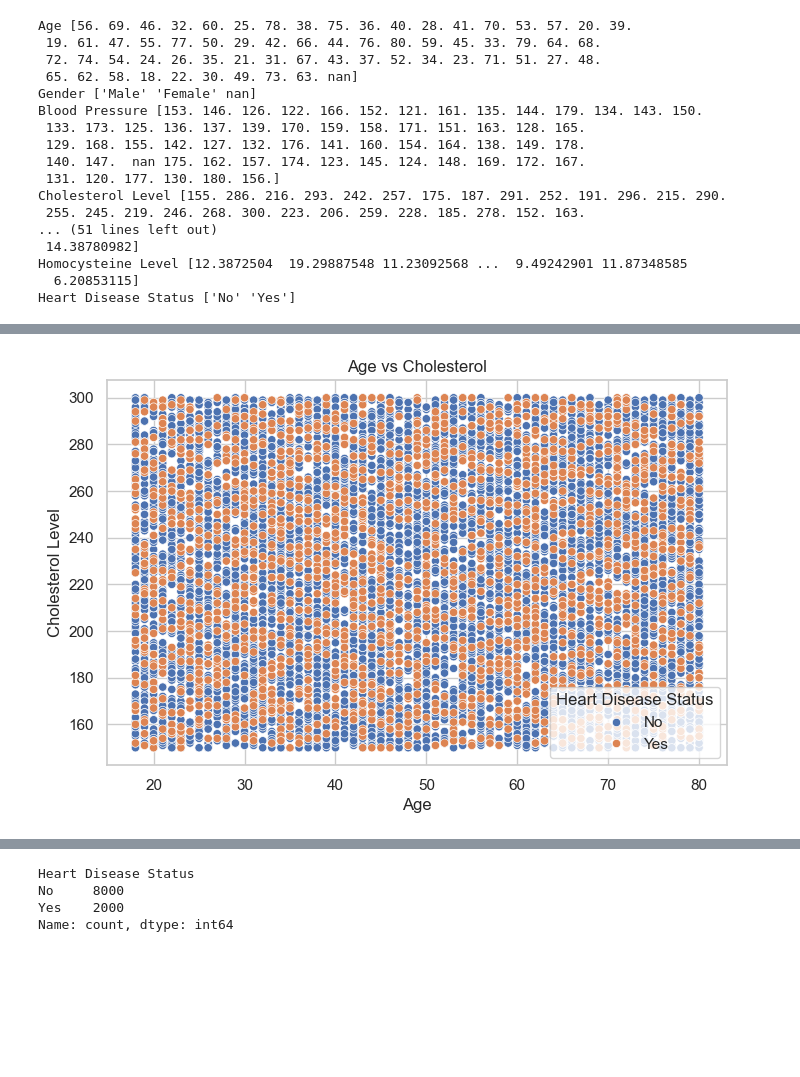
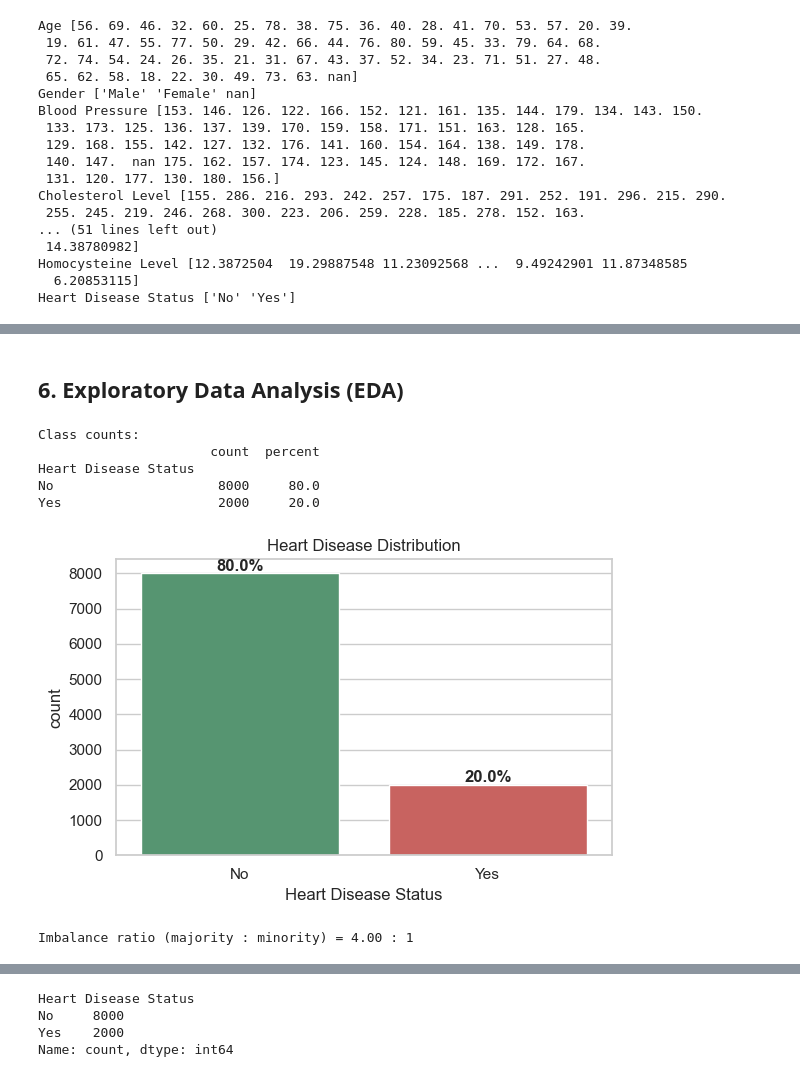
Before and after one commit to seyon1988/Machine-Learning-Programming-Assignment-IT5052, a Jupyter notebook: notebooks/preprocessing.ipynb, the cells around one changed output, grey strips where cells are left out. Drawn from its saved outputs; the diff is of its cells as text; code cells hidden in the pictures; blank space fills up the shorter version.

```diff
--- a/notebooks/preprocessing.ipynb
+++ b/notebooks/preprocessing.ipynb
@@ -160,4 +233,12 @@ dtype: int64
 # %%
-print(df.duplicated())
-print("Duplicate rows:", df.duplicated().sum())
+dup_count = df.duplicated().sum()
+print(f"Duplicate rows: {dup_count}")
+
+logger.info(f"Duplicate rows: {dup_count}")
+
+# Drop duplicates if any (keeps first occurrence)
+if dup_count > 0:
+    df = df.drop_duplicates().reset_index(drop=True)
+    print(f"Removed duplicates. New shape: {df.shape}")
+    logger.info(f"After de-dup, shape: {df.shape}")
 # %% [output]
@@ -203,6 +246,31 @@ plt.show()
-# %%
-sns.scatterplot(x='Age', y='Cholesterol Level', hue='Heart Disease Status', data=df)
-plt.title("Age vs Cholesterol")
-plt.show()
-# %% [output]
-[figure, removed]
+# %% [markdown]
+## 6. Exploratory Data Analysis (EDA)
+# %%
+target_counts = df['Heart Disease Status'].value_counts()
+target_pct    = (target_counts / len(df) * 100).round(2)
+
+print("Class counts:")
+print(pd.DataFrame({"count": target_counts, "percent": target_pct}))
+
+fig, ax = plt.subplots(figsize=(6, 4))
+sns.countplot(x='Heart Disease Status', data=df,
+              palette=["#4C9F70", "#D9534F"], ax=ax)
+ax.set_title("Heart Disease Distribution")
+for i, v in enumerate(target_counts.values):
+    ax.text(i, v + max(target_counts.values) * 0.01,
+            f"{target_pct.iloc[i]}%", ha="center", fontweight="bold")
+plt.tight_layout()
+plt.savefig(plot_dir / "02_target_distribution.png")
+plt.show()
+
+imbalance_ratio = target_counts.max() / target_counts.min()
+print(f"\nImbalance ratio (majority : minority) = {imbalance_ratio:.2f} : 1")
+logger.info(f"Class imbalance ratio: {imbalance_ratio:.2f}:1")
+# %% [output]
+Class counts:
+                      count  percent
+Heart Disease Status
+No                     8000     80.0
+Yes                    2000     20.0
+[figure, added]
+Imbalance ratio (majority : minority) = 4.00 : 1
```
Also changed, not shown: parts of 74 cells of this notebook, 17 other files.
